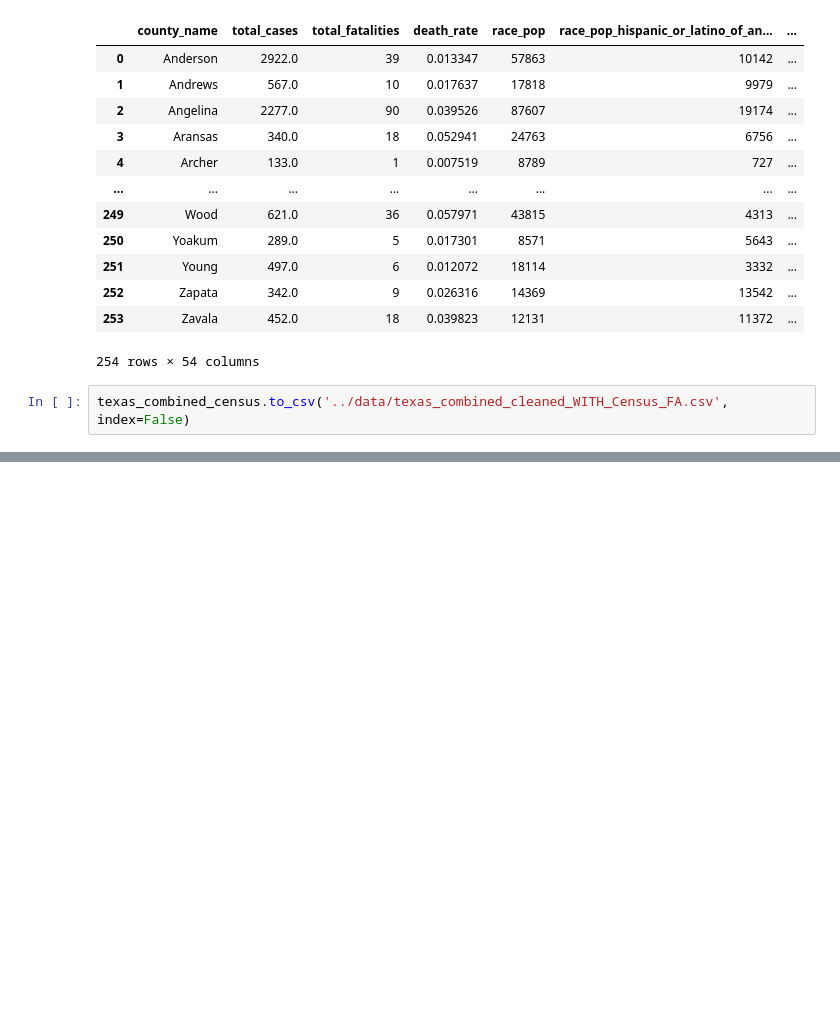
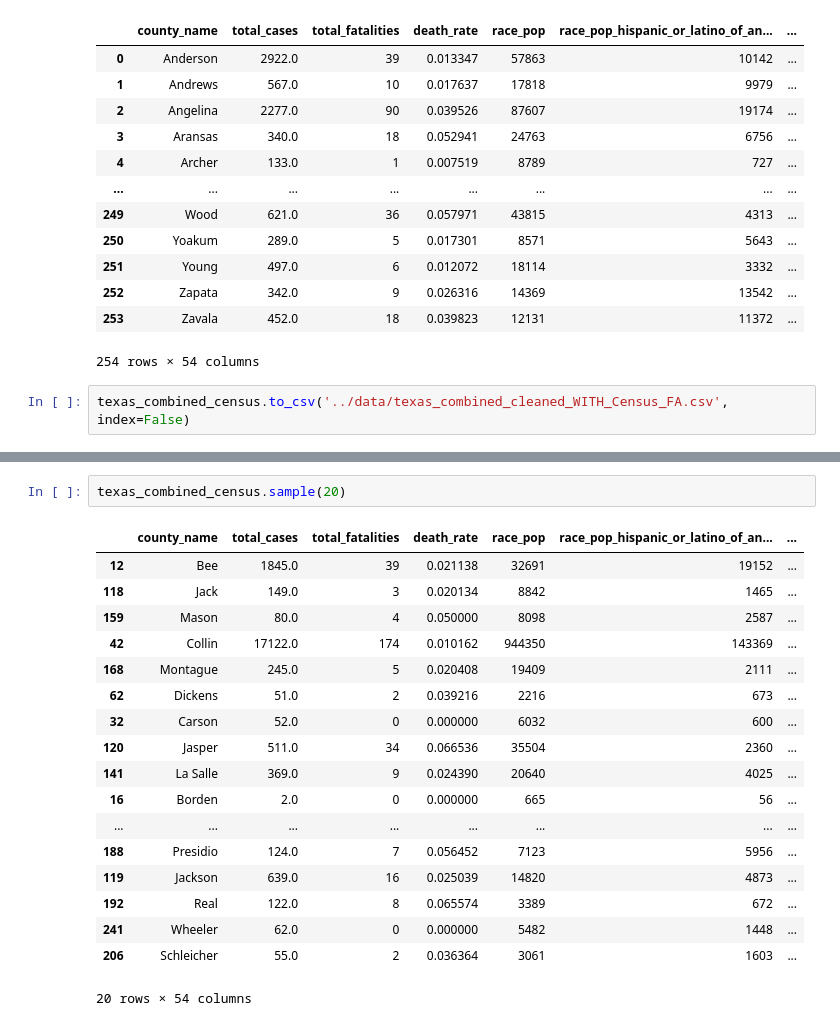
Before and after one commit to cxclark/covid19-analysis, a Jupyter notebook: code/Texas_total cases-death-census.ipynb, the cells around one changed output, grey strips where cells are left out. Drawn from its saved outputs; the diff is of its cells as text; blank space fills up the shorter version.

```diff
--- a/code/Texas_total cases-death-census.ipynb
+++ b/code/Texas_total cases-death-census.ipynb
@@ -423,0 +467,21 @@ texas_combined_census.to_csv('../data/texas_combined_cleaned_WITH_Census_FA.csv'
+# %%
+texas_combined_census.sample(20)
+# %% [output]
+|  | county_name | total_cases | total_fatalities | death_rate | race_pop | race_pop_hispanic_or_latino_of_an... | ... |
+| 12 | Bee | 1845.0 | 39 | 0.021138 | 32691 | 19152 | ... |
+| 118 | Jack | 149.0 | 3 | 0.020134 | 8842 | 1465 | ... |
+| 159 | Mason | 80.0 | 4 | 0.050000 | 8098 | 2587 | ... |
+| 42 | Collin | 17122.0 | 174 | 0.010162 | 944350 | 143369 | ... |
+| 168 | Montague | 245.0 | 5 | 0.020408 | 19409 | 2111 | ... |
+| 62 | Dickens | 51.0 | 2 | 0.039216 | 2216 | 673 | ... |
+| 32 | Carson | 52.0 | 0 | 0.000000 | 6032 | 600 | ... |
+| 120 | Jasper | 511.0 | 34 | 0.066536 | 35504 | 2360 | ... |
+| 141 | La Salle | 369.0 | 9 | 0.024390 | 20640 | 4025 | ... |
+| 16 | Borden | 2.0 | 0 | 0.000000 | 665 | 56 | ... |
+| ... | ... | ... | ... | ... | ... | ... | ... |
+| 188 | Presidio | 124.0 | 7 | 0.056452 | 7123 | 5956 | ... |
+| 119 | Jackson | 639.0 | 16 | 0.025039 | 14820 | 4873 | ... |
+| 192 | Real | 122.0 | 8 | 0.065574 | 3389 | 672 | ... |
+| 241 | Wheeler | 62.0 | 0 | 0.000000 | 5482 | 1448 | ... |
+| 206 | Schleicher | 55.0 | 2 | 0.036364 | 3061 | 1603 | ... |
+20 rows × 54 columns
```
Also changed, not shown: parts of 21 cells of this notebook, 3 other files.
